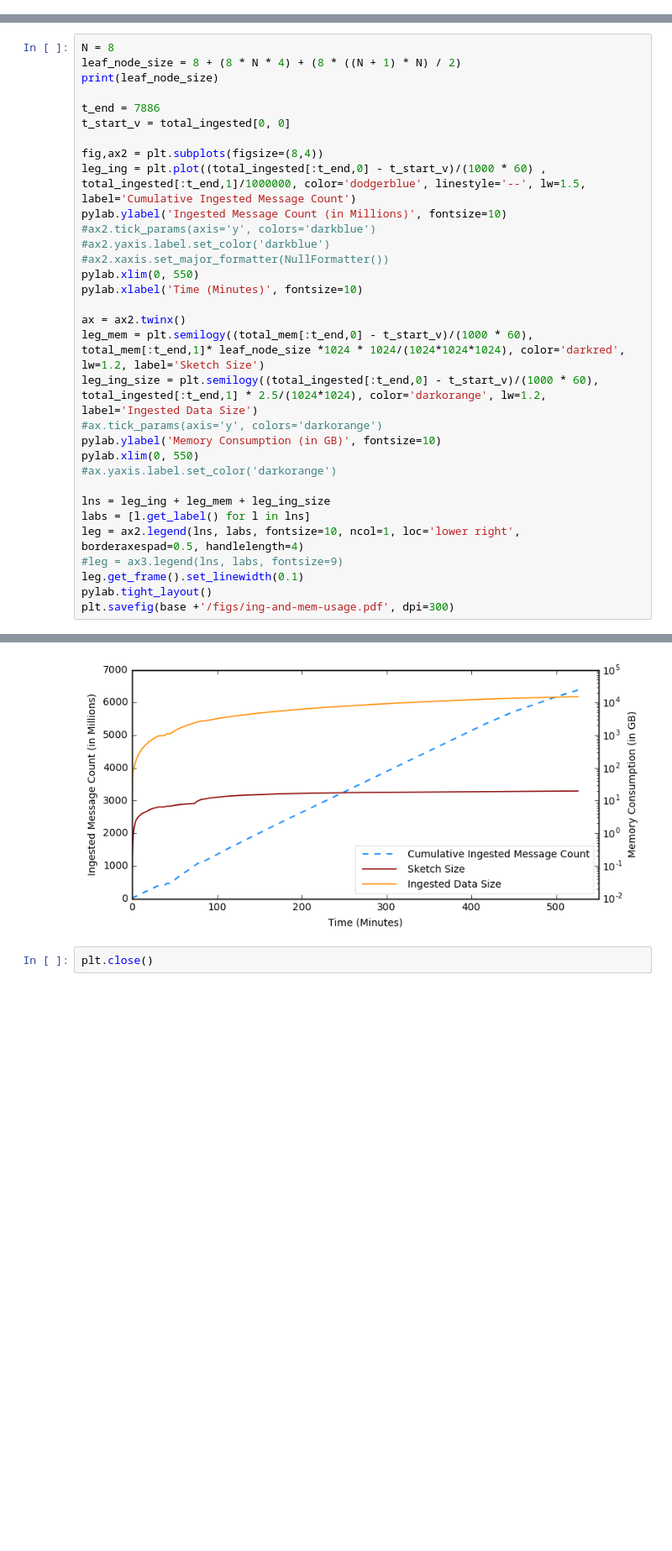
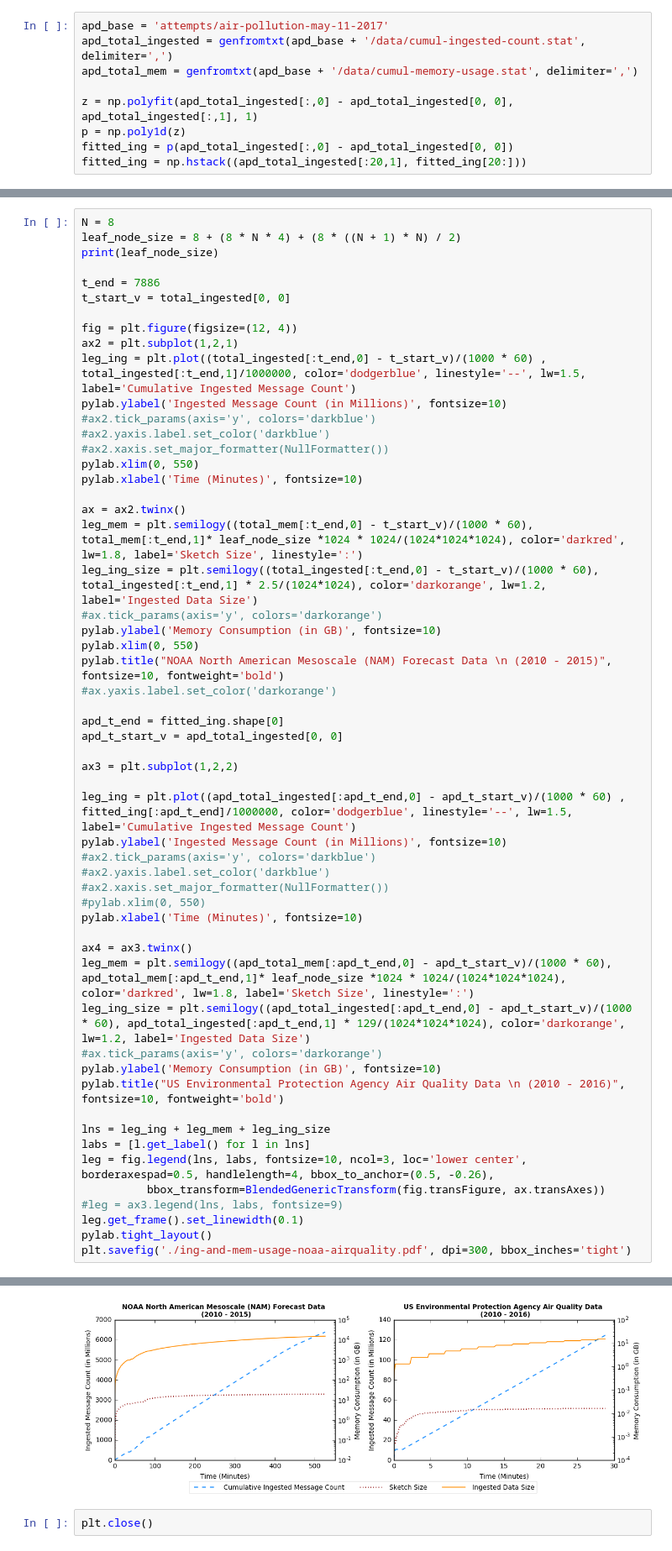
Before and after one commit to thilinamb/synopsis, a Jupyter notebook: benchmarks/system/system-benchmark.ipynb, the cells around one changed output, grey strips where cells are left out. Shown at 84% size. Saved outputs shown, nothing was run; the diff lists cells and outputs as text; blank space fills up the shorter version.

Commit message:
Updated plotting code to include air quality data and NOAA data in the same figure.

```diff
--- a/benchmarks/system/system-benchmark.ipynb
+++ b/benchmarks/system/system-benchmark.ipynb
@@ -17,6 +19,15 @@ total_mem = genfromtxt(base + '/data/cumul-memory-usage.stat', delimiter=',')
 cumul_backlog = genfromtxt(base + '/data/cumul-backlog.stat', delimiter=',')
 cumul_throughput = genfromtxt(base + '/data/cumul-throughput.stat', delimiter=',')
 sketch_count = genfromtxt(base + '/data/sketchlet-count.stat', delimiter=',')
+# %%
+apd_base = 'attempts/air-pollution-may-11-2017'
+apd_total_ingested = genfromtxt(apd_base + '/data/cumul-ingested-count.stat', delimiter=',')
+apd_total_mem = genfromtxt(apd_base + '/data/cumul-memory-usage.stat', delimiter=',')
+
+z = np.polyfit(apd_total_ingested[:,0] - apd_total_ingested[0, 0], apd_total_ingested[:,1], 1)
+p = np.poly1d(z)
+fitted_ing = p(apd_total_ingested[:,0] - apd_total_ingested[0, 0])
+fitted_ing = np.hstack((apd_total_ingested[:20,1], fitted_ing[20:]))
 # %%
 scale_out = []
 scale_out_t1 = []
@@ -34,38 +45,61 @@ with open(base + '/data/scale-activity.stat') as f:
 # %%
 N = 8
 leaf_node_size = 8 + (8 * N * 4) + (8 * ((N + 1) * N) / 2)
 print(leaf_node_size)
 
 t_end = 7886
 t_start_v = total_ingested[0, 0]
 
-fig,ax2 = plt.subplots(figsize=(8,4))
+fig = plt.figure(figsize=(12, 4))
+ax2 = plt.subplot(1,2,1)
 leg_ing = plt.plot((total_ingested[:t_end,0] - t_start_v)/(1000 * 60) , total_ingested[:t_end,1]/1000000, color='dodgerblue', linestyle='--', lw=1.5, label='Cumulative Ingested Message Count')
 pylab.ylabel('Ingested Message Count (in Millions)', fontsize=10)
 #ax2.tick_params(axis='y', colors='darkblue')
 #ax2.yaxis.label.set_color('darkblue')
 #ax2.xaxis.set_major_formatter(NullFormatter())
 pylab.xlim(0, 550)
 pylab.xlabel('Time (Minutes)', fontsize=10)
 
 ax = ax2.twinx()
-leg_mem = plt.semilogy((total_mem[:t_end,0] - t_start_v)/(1000 * 60), total_mem[:t_end,1]* leaf_node_size *1024 * 1024/(1024*1024*1024), color='darkred', lw=1.2, label='Sketch Size')
+leg_mem = plt.semilogy((total_mem[:t_end,0] - t_start_v)/(1000 * 60), total_mem[:t_end,1]* leaf_node_size *1024 * 1024/(1024*1024*1024), color='darkred', lw=1.8, label='Sketch Size', linestyle=':')
 leg_ing_size = plt.semilogy((total_ingested[:t_end,0] - t_start_v)/(1000 * 60), total_ingested[:t_end,1] * 2.5/(1024*1024), color='darkorange', lw=1.2, label='Ingested Data Size')
 #ax.tick_params(axis='y', colors='darkorange')
 pylab.ylabel('Memory Consumption (in GB)', fontsize=10)
 pylab.xlim(0, 550)
+pylab.title("NOAA North American Mesoscale (NAM) Forecast Data \n (2010 - 2015)", fontsize=10, fontweight='bold')
 #ax.yaxis.label.set_color('darkorange')
+
+apd_t_end = fitted_ing.shape[0]
+apd_t_start_v = apd_total_ingested[0, 0]
+
+ax3 = plt.subplot(1,2,2)
+
+leg_ing = plt.plot((apd_total_ingested[:apd_t_end,0] - apd_t_start_v)/(1000 * 60) , fitted_ing[:apd_t_end]/1000000, color='dodgerblue', linestyle='--', lw=1.5, label='Cumulative Ingested Message Count')
+pylab.ylabel('Ingested Message Count (in Millions)', fontsize=10)
+#ax2.tick_params(axis='y', colors='darkblue')
+#ax2.yaxis.label.set_color('darkblue')
+#ax2.xaxis.set_major_formatter(NullFormatter())
+#pylab.xlim(0, 550)
+pylab.xlabel('Time (Minutes)', fontsize=10)
+
+ax4 = ax3.twinx()
+leg_mem = plt.semilogy((apd_total_mem[:apd_t_end,0] - apd_t_start_v)/(1000 * 60), apd_total_mem[:apd_t_end,1]* leaf_node_size *1024 * 1024/(1024*1024*1024), color='darkred', lw=1.8, label='Sketch Size', linestyle=':')
+leg_ing_size = plt.semilogy((apd_total_ingested[:apd_t_end,0] - apd_t_start_v)/(1000 * 60), apd_total_ingested[:apd_t_end,1] * 129/(1024*1024*1024), color='darkorange', lw=1.2, label='Ingested Data Size')
+#ax.tick_params(axis='y', colors='darkorange')
+pylab.ylabel('Memory Consumption (in GB)', fontsize=10)
+pylab.title("US Environmental Protection Agency Air Quality Data \n (2010 - 2016)", fontsize=10, fontweight='bold')
 
 lns = leg_ing + leg_mem + leg_ing_size
 labs = [l.get_label() for l in lns]
-leg = ax2.legend(lns, labs, fontsize=10, ncol=1, loc='lower right', borderaxespad=0.5, handlelength=4)
+leg = fig.legend(lns, labs, fontsize=10, ncol=3, loc='lower center', borderaxespad=0.5, handlelength=4, bbox_to_anchor=(0.5, -0.26),
+          bbox_transform=BlendedGenericTransform(fig.transFigure, ax.transAxes))
 #leg = ax3.legend(lns, labs, fontsize=9)
 leg.get_frame().set_linewidth(0.1)
 pylab.tight_layout()
-plt.savefig(base +'/figs/ing-and-mem-usage.pdf', dpi=300)
+plt.savefig('./ing-and-mem-usage-noaa-airquality.pdf', dpi=300, bbox_inches='tight')
 # %% [output]
 552.0
-[figure, old version]
+[figure, new version]
 # %%
 plt.close()
 # %%
```
Also changed, not shown: parts of 4 cells of this notebook, 1 other file.
